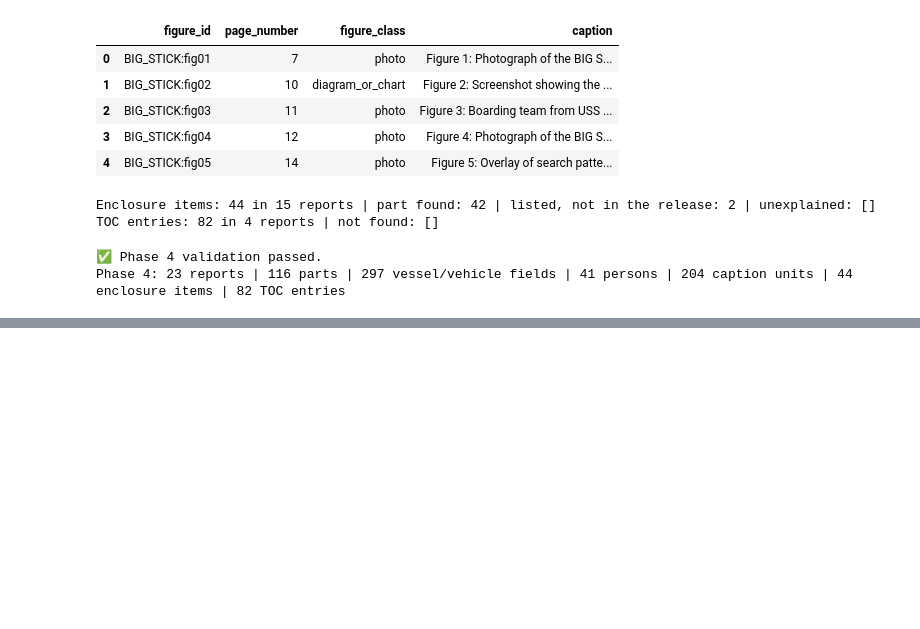
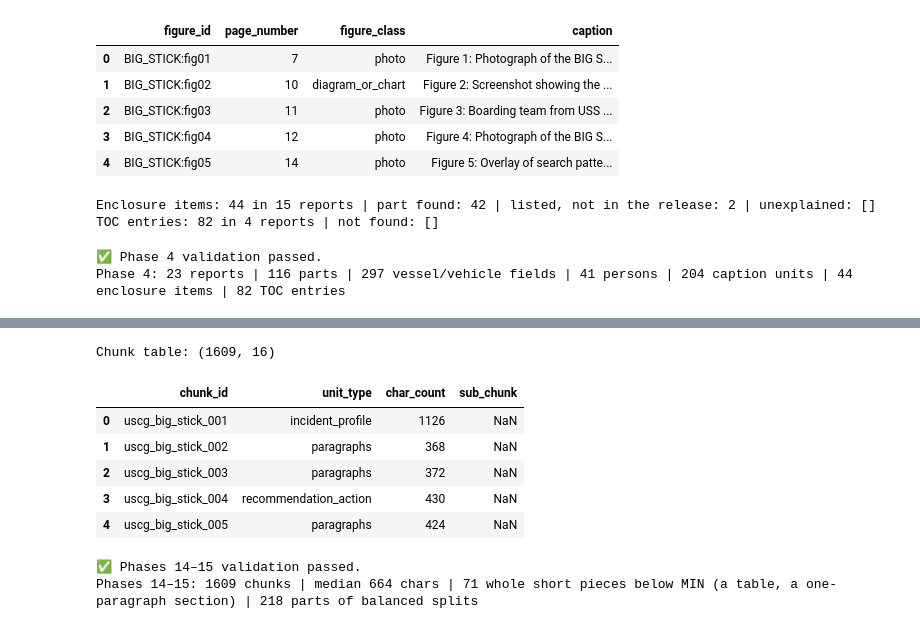
Before and after one commit to mahmoudsameh00/nilegate-ports-ai, a Jupyter notebook: Notebooks/USCG_ROI_chunking.ipynb, the cells around one changed output, grey strips where cells are left out. Drawn from its saved outputs; the diff is of its cells as text; code cells hidden in the pictures; blank space fills up the shorter version.

```diff
--- a/Notebooks/USCG_ROI_chunking.ipynb
+++ b/Notebooks/USCG_ROI_chunking.ipynb
@@ -2457,0 +4090,80 @@ Phase 4: 23 reports | 116 parts | 297 vessel/vehicle fields | 41 persons | 204 c
+# %%
+# =========================================================
+# 14.3 Chunk table (16-column schema, ARCHITECTURE §5)
+# =========================================================
+SCHEMA = ["page", "unit_type", "logical_unit", "chunk_id", "parent_chunk", "sub_chunk", "title", "text", "char_count",
+          "filename", "source", "real_or_synthetic", "document_type", "department", "sensitivity_level", "version_date"]
+chunks_raw["chunk_no"] = chunks_raw.groupby("report_id").cumcount() + 1
+first_page = [next((int(unit_page[u]) for u in us if pd.notna(unit_page[u])), None) for us in chunks_raw["units"]]
+chunks_df = pd.DataFrame({
+    "page": pd.array(first_page, dtype="Int64"),
+    "unit_type": chunks_raw["unit_type"],
+    "logical_unit": chunks_raw["units"].map(";".join),
+    "chunk_id": CHUNK_PREFIX + "_" + chunks_raw["report_id"].str.lower() + "_" + chunks_raw["chunk_no"].map("{:03d}".format),
+    "parent_chunk": chunks_raw["parent_chunk"],
+    "sub_chunk": chunks_raw["sub_chunk"],
+    "title": [f"USCG Report of Investigation — {meta_of.at[r, 'vessel_label']} (MISLE {meta_of.at[r, 'misle']})"
+              for r in chunks_raw["report_id"]],
+    "text": chunks_raw["text"],
+    "char_count": pd.array(chunks_raw["char_count"], dtype="Int64"),
+    "filename": chunks_raw["report_id"].map(FILE_OF),
+    "source": SOURCE_PUBLISHER, "real_or_synthetic": REAL_OR_SYNTHETIC, "document_type": DOCUMENT_TYPE,
+    "department": DEPARTMENT,
+    "sensitivity_level": pd.array([LEVEL] * len(chunks_raw), dtype="Int64"),
+    "version_date": chunks_raw["report_id"].map(lambda r: day(meta_of.at[r, "version_date"])),
+})[SCHEMA]
+print("Chunk table:", chunks_df.shape)
+display(chunks_df[["chunk_id", "unit_type", "char_count", "sub_chunk"]].head(5))
+# %% [output]
+Chunk table: (1609, 16)
+|  | chunk_id | unit_type | char_count | sub_chunk |
+| 0 | uscg_big_stick_001 | incident_profile | 1126 | NaN |
+| 1 | uscg_big_stick_002 | paragraphs | 368 | NaN |
+| 2 | uscg_big_stick_003 | paragraphs | 372 | NaN |
+| 3 | uscg_big_stick_004 | recommendation_action | 430 | NaN |
+| 4 | uscg_big_stick_005 | paragraphs | 424 | NaN |
+# %%
+# =========================================================
+# 15.1 Phases 14–15 validation (reviewed on the samples)
+# =========================================================
+assert list(chunks_df.columns) == SCHEMA and chunks_df["chunk_id"].is_unique
+assert chunks_df["char_count"].max() <= MAX_CHUNK_CHARS and chunks_df["char_count"].min() >= FRAGMENT_MIN_CHARS
+assert (chunks_df["text"].str.len() == chunks_df["char_count"]).all()
+assert chunks_df["text"].str.startswith("USCG ROI ").all(), "Every chunk starts with its header."
+# every unit is in the chunks: whole (one chunk) or, when longer than the budget, sentence by sentence
+text_of_chunks = chunks_df.groupby(chunks_raw["report_id"])["text"].apply("\n".join)
+unit_hits = {}
+for c, us in zip(chunks_df["text"], chunks_raw["units"]):
+    for u in us:
+        unit_hits.setdefault(u, []).append(c)
+for u in units_df.itertuples():
+    texts = unit_hits.get(u.unit_id, [])
+    assert texts, u.unit_id
+    whole = [t for t in texts if u.content in t]
+    assert len(whole) == 1 or all(any(s in t for t in texts) for s in sentences(u.content)), u.unit_id
+# no chunk mixes sections, parts or levels
+key_of = {u.unit_id: section_key(u) for u in units_df.itertuples()}
+assert all(len({key_of[u] for u in us}) == 1 for us in chunks_raw["units"])
+assert chunks_df.groupby(chunks_df.index)["sensitivity_level"].nunique().max() == 1
+# personal names never in headers / paths / curated chunks
+assert not any(n in t for n in signer_names | party_names for t in chunks_df["parent_chunk"].tolist()
+               + chunks_df["sub_chunk"].dropna().tolist() + chunks_df.loc[chunks_df["unit_type"].isin(
+                   ["vessel_block", "persons", "incident_profile"]), "text"].tolist())
+# Determination of Cause kept whole when it fits
+doc = chunks_raw[chunks_raw["sub_chunk"].fillna("").str.contains("6.1 Determination of Cause")]
+REVIEWED_PHASE14 = {"chunks": 1609, "types": {"numbered_group": 1009, "paragraphs": 308, "recommendation_action": 162,
+                                               "figures": 55, "vessel_block": 27, "incident_profile": 23, "persons": 22,
+                                               "glossary": 2, "note": 1},
+                    "below_min": 71, "split_chunks": 218, "determination_whole": 16}
+actual = {"chunks": len(chunks_df), "types": chunks_df["unit_type"].value_counts().to_dict(),
+          "below_min": int((chunks_df["char_count"] < MIN_CHUNK_CHARS).sum()),
+          "split_chunks": int((chunks_raw["n_parts"] > 1).sum()),
+          "determination_whole": int((doc.drop_duplicates("header")["n_parts"] == 1).sum())}
+assert actual == REVIEWED_PHASE14, actual
+print("✅ Phases 14–15 validation passed.")
+print("Phases 14–15:", len(chunks_df), "chunks | median", int(chunks_df["char_count"].median()), "chars |",
+      actual["below_min"], "whole short pieces below MIN (a table, a one-paragraph section) |", actual["split_chunks"],
+      "parts of balanced splits")
+# %% [output]
+✅ Phases 14–15 validation passed.
+Phases 14–15: 1609 chunks | median 664 chars | 71 whole short pieces below MIN (a table, a one-paragraph section) | 218 parts of balanced splits
```
Also changed, not shown: parts of 41 cells of this notebook, 8 other files.
